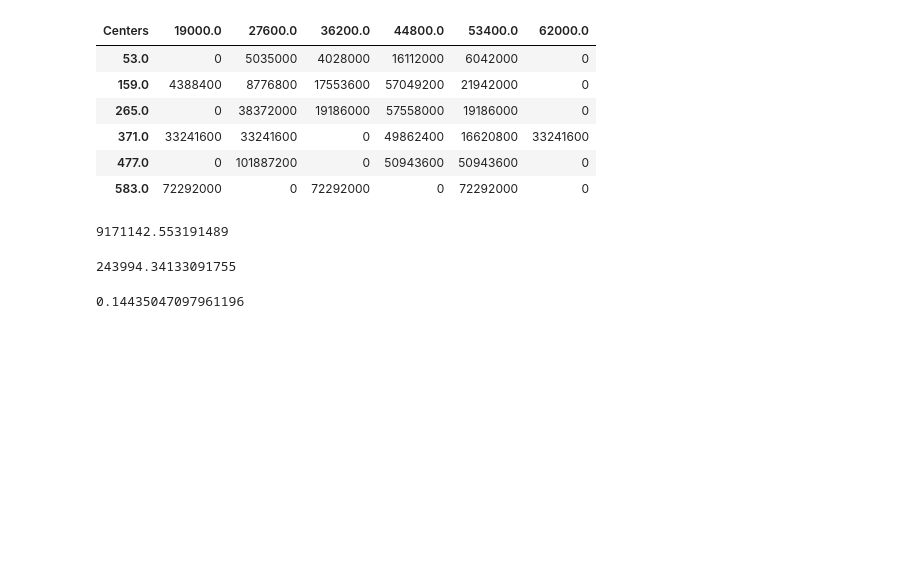
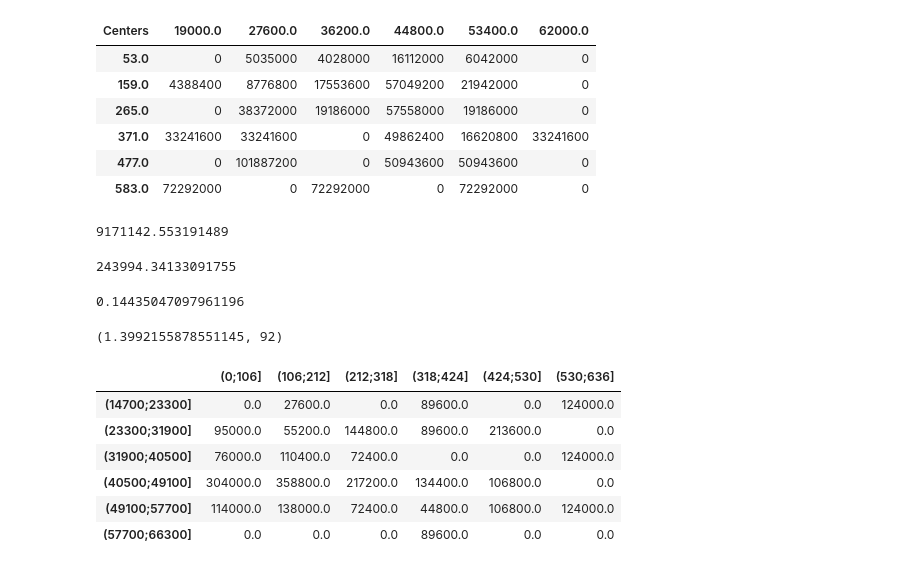
Before and after one commit to n-dub/math_statistics, a Jupyter notebook: calc/c_calc_part2.ipynb, the cells around one changed output. Saved outputs shown, nothing was run; the diff lists cells and outputs as text; code cells hidden in the pictures; blank space fills up the shorter version.

```diff
--- a/calc/c_calc_part2.ipynb
+++ b/calc/c_calc_part2.ipynb
@@ -239,3 +239,21 @@ r_xy = k_XY / math.sqrt(26934.1 * 106076853.77)
 r_xy
 # %% [output]
 0.14435047097961196
+# %%
+T = r_xy * math.sqrt(N - 2) / math.sqrt(1 - r_xy ** 2)
+T, N - 2
+# %% [output]
+(1.3992155878551145, 92)
+# %%
+regression = corr_table.copy().T
+regression[:] = corr_table.T.values * series_n['Centers'].values
+regression.to_clipboard(sep=',')
+regression
+# %% [output]
+|  | (0;106] | (106;212] | (212;318] | (318;424] | (424;530] | (530;636] |
+| (14700;23300] | 0.0 | 27600.0 | 0.0 | 89600.0 | 0.0 | 124000.0 |
+| (23300;31900] | 95000.0 | 55200.0 | 144800.0 | 89600.0 | 213600.0 | 0.0 |
+| (31900;40500] | 76000.0 | 110400.0 | 72400.0 | 0.0 | 0.0 | 124000.0 |
+| (40500;49100] | 304000.0 | 358800.0 | 217200.0 | 134400.0 | 106800.0 | 0.0 |
+| (49100;57700] | 114000.0 | 138000.0 | 72400.0 | 44800.0 | 106800.0 | 124000.0 |
+| (57700;66300] | 0.0 | 0.0 | 0.0 | 89600.0 | 0.0 | 0.0 |
```
Also changed, not shown: parts of 3 cells of this notebook, 3 other files.
